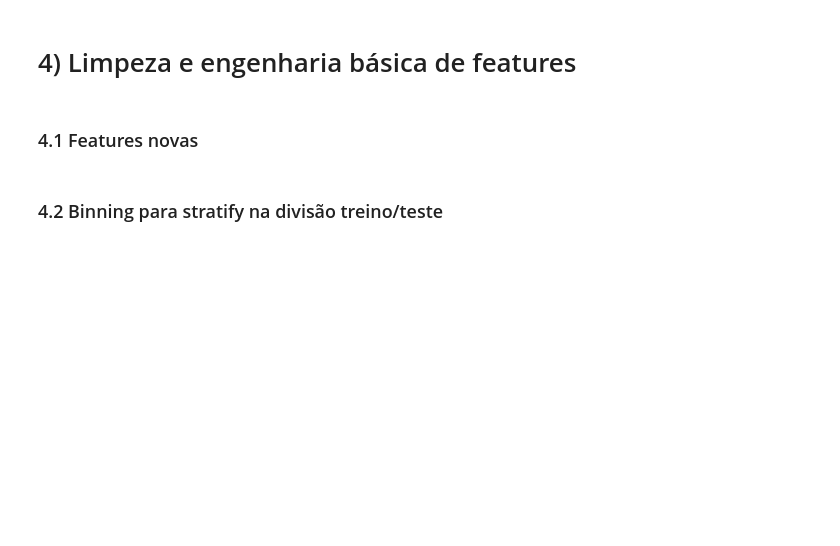
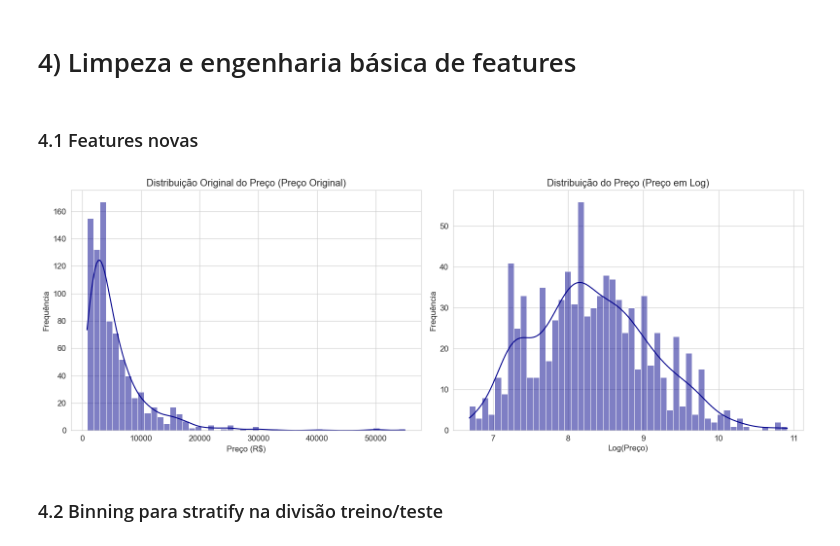
Before and after one commit to RaffaR902/TCC-API-COM-MACHINE-LEARNING, a Jupyter notebook: Treinamento e Teste/machine_learning_locacao.ipynb, the cells around one changed output. Saved outputs shown, nothing was run; the diff lists cells and outputs as text; code cells hidden in the pictures; blank space fills up the shorter version.

Commit message:
adicionar comentarios, graficos e salvar modelo

```diff
--- a/Treinamento e Teste/machine_learning_locacao.ipynb
+++ b/Treinamento e Teste/machine_learning_locacao.ipynb
@@ -6,7 +6,14 @@ import os                     # Manipulação de caminhos e arquivos
 import locale                 # Para configuração de locale (ex.: formatação BRL)
 import numpy as np            # Operações numéricas e vetoriais
 import pandas as pd           # Manipulação e análise de dados em DataFrames
-from typing import Dict, Any  # Tipagem opcional para funções
+
+import matplotlib.pyplot as plt
+import seaborn as sns
+
+# Configuração de estilo
+sns.set_style("whitegrid")
+plt.rcParams['figure.figsize'] = (12, 6)
+plt.rcParams['font.size'] = 12
 
 
 # SCIKIT-LEARN — Modelos, validação e pré-processamento
@@ -18,7 +25,7 @@ from sklearn.metrics import (mean_absolute_error, r2_score,
                              make_scorer, mean_squared_log_error)        # Métricas de avaliação
 from sklearn.cluster import KMeans                                       # Agrupamento para criar clusters de bairros
 from sklearn.linear_model import LinearRegression                        # Modelo linear de baseline
-from sklearn.ensemble import RandomForestRegressor, ExtraTreesRegressor  # Modelos baseados em árvores
+from sklearn.ensemble import RandomForestRegressor                       # Modelos baseados em árvores
 
 
 # XGBOOST — Modelo gradient boosting avançado
@@ -152,6 +159,26 @@ df['proporcao_suites'] = df['proporcao_suites'].fillna(0)
 # Aplica transformação logarítmica ao preço (log1p evita problemas com valores 0)
 # Melhora distribuição, reduz efeito de outliers e ajuda modelos a convergir melhor
 df['preco_log'] = np.log1p(df['preco'])
+# %%
+# --- Gráfico 1: Comparação Preço Original vs. Log ---
+fig, ax = plt.subplots(1, 2, figsize=(16, 6))
+
+# Gráfico da esquerda: Preço Original
+sns.histplot(df['preco'], bins=50, kde=True, ax=ax[0], color='darkblue')
+ax[0].set_title('Distribuição Original do Preço (Preço Original)')
+ax[0].set_xlabel('Preço (R$)')
+ax[0].set_ylabel('Frequência')
+
+# Gráfico da direita: Preço em Log
+sns.histplot(df['preco_log'], bins=50, kde=True, ax=ax[1], color='darkblue')
+ax[1].set_title('Distribuição do Preço (Preço em Log)')
+ax[1].set_xlabel('Log(Preço)')
+ax[1].set_ylabel('Frequência')
+
+plt.tight_layout()
+plt.show()
+# %% [output]
+[figure, added]
 # %% [markdown]
 ### 4.2 Binning para stratify na divisão treino/teste
 # %%
```
Also changed, not shown: parts of 13 cells of this notebook, 1 other file.
